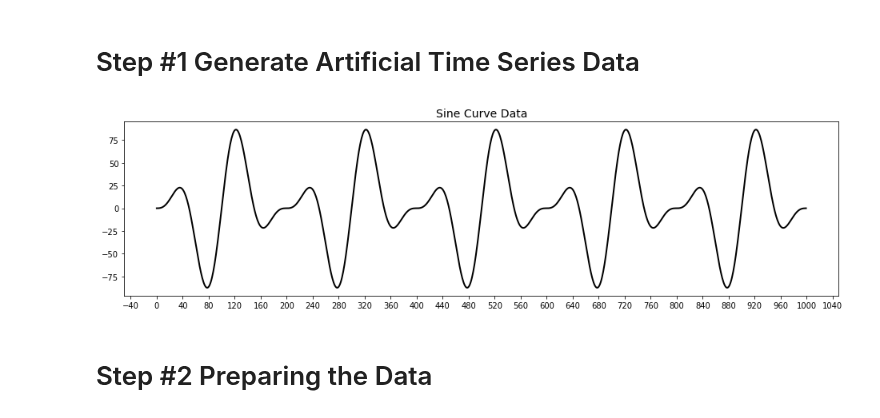
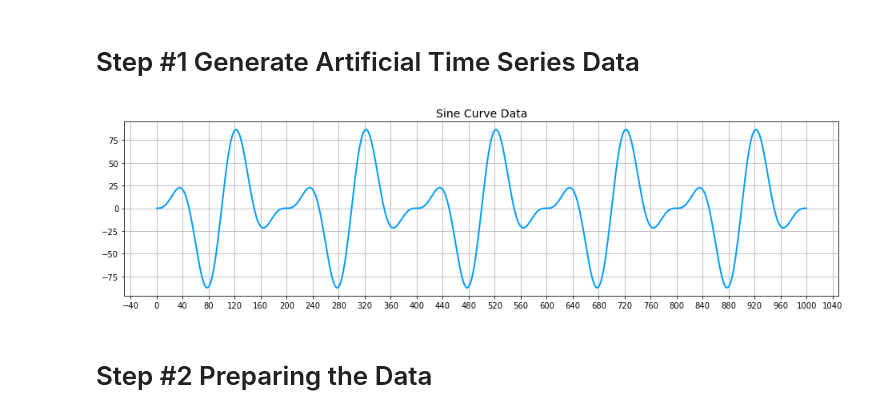
Before and after one commit to flo7up/relataly-public-python-tutorials, a Jupyter notebook: 009 Time Series Forecasting - Measuring Model Performance.ipynb, the cells around one changed output. Saved outputs shown, nothing was run; the diff lists cells and outputs as text; code cells hidden in the pictures.

```diff
--- a/009 Time Series Forecasting - Measuring Model Performance.ipynb
+++ b/009 Time Series Forecasting - Measuring Model Performance.ipynb
@@ -3,30 +3,31 @@
 # %%
 # Setting up packages for data manipulation and machine learning
 import math
 import numpy as np
 import pandas as pd
 import matplotlib.pyplot as plt
 import matplotlib as mpl
 from keras.models import Sequential
 from sklearn.preprocessing import MinMaxScaler
 from keras.layers import LSTM, Dense, TimeDistributed, Dropout, Activation
 
 # Creating the sample sinus curve dataset
 steps = 1000; gradient = 0.002
 list_a = []
 for i in range(0, steps, 1):
     y = 100 * round(math.sin(math.pi * i * 0.02 + 0.01), 4) * round(math.sin(math.pi * i * 0.005 + 0.01), 4) * round(math.sin(math.pi * i * 0.005 + 0.01), 4)
     list_a.append(y)
 df = pd.DataFrame({"valid": list_a}, columns=["valid"])
 
 # Visualizing the data
 fig, ax1 = plt.subplots(figsize=(16, 4))
 ax1.xaxis.set_major_locator(plt.MaxNLocator(30))
 plt.title("Sine Curve Data", fontsize=14)
-plt.plot(df[["valid"]], color="black", linewidth=2.0)
+plt.plot(df[["valid"]], color="#039dfc", linewidth=2.0)
+plt.grid()
 plt.show()
 # %% [output]
-[figure, old version]
+[figure, new version]
 # %% [markdown]
 # Step #2 Preparing the Data
 # %%
```
Also changed, not shown: parts of 3 cells of this notebook, 1 other file.
